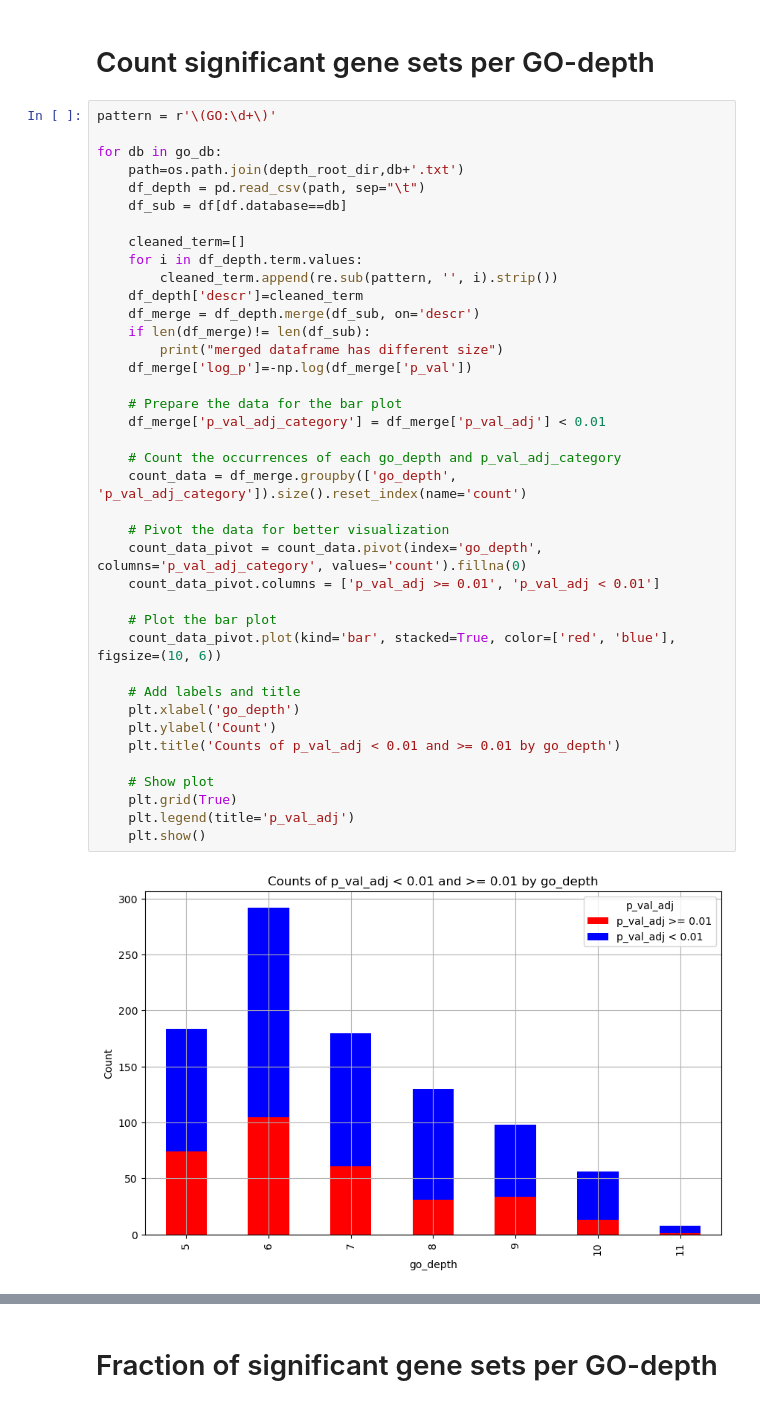
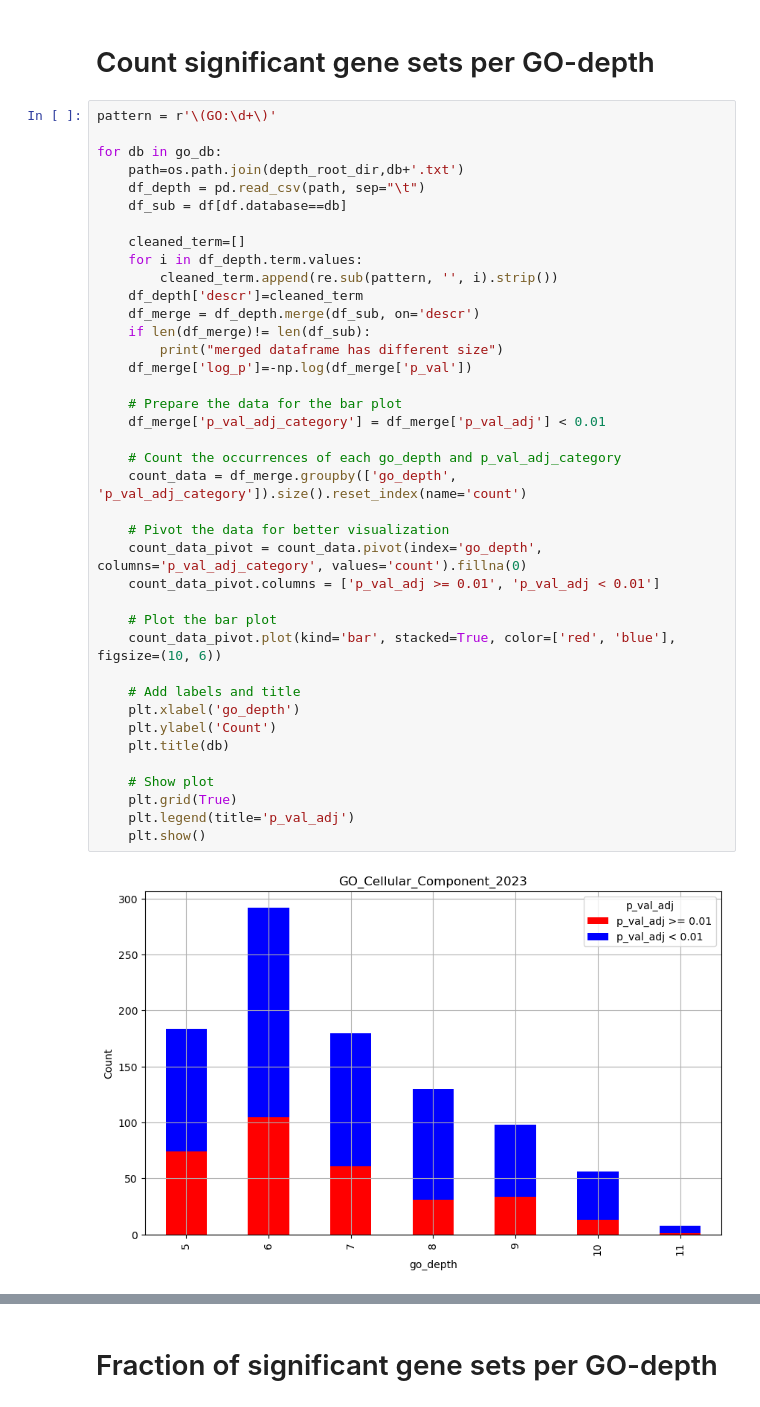
Before and after one commit to Alector-BIO/llm2geneset, a Jupyter notebook: notebooks/4_GO_depth_vs_geneset_sig.ipynb, the cells around one changed output, grey strips where cells are left out. Saved outputs shown, nothing was run; the diff lists cells and outputs as text.

Commit message:
change title of the figure:

```diff
--- a/notebooks/4_GO_depth_vs_geneset_sig.ipynb
+++ b/notebooks/4_GO_depth_vs_geneset_sig.ipynb
@@ -72,32 +72,32 @@ for db in go_db:
     for i in df_depth.term.values:
         cleaned_term.append(re.sub(pattern, '', i).strip())
     df_depth['descr']=cleaned_term
     df_merge = df_depth.merge(df_sub, on='descr')
     if len(df_merge)!= len(df_sub):
         print("merged dataframe has different size")
     df_merge['log_p']=-np.log(df_merge['p_val'])
 
     # Prepare the data for the bar plot
     df_merge['p_val_adj_category'] = df_merge['p_val_adj'] < 0.01
 
     # Count the occurrences of each go_depth and p_val_adj_category
     count_data = df_merge.groupby(['go_depth', 'p_val_adj_category']).size().reset_index(name='count')
 
     # Pivot the data for better visualization
     count_data_pivot = count_data.pivot(index='go_depth', columns='p_val_adj_category', values='count').fillna(0)
     count_data_pivot.columns = ['p_val_adj >= 0.01', 'p_val_adj < 0.01']
 
     # Plot the bar plot
     count_data_pivot.plot(kind='bar', stacked=True, color=['red', 'blue'], figsize=(10, 6))
 
     # Add labels and title
     plt.xlabel('go_depth')
     plt.ylabel('Count')
-    plt.title('Counts of p_val_adj < 0.01 and >= 0.01 by go_depth')
+    plt.title(db)
 
     # Show plot
     plt.grid(True)
     plt.legend(title='p_val_adj')
     plt.show()
 # %% [output]
-[figure, old version]
+[figure, new version]
```
Also changed, not shown: parts of 3 cells of this notebook.
